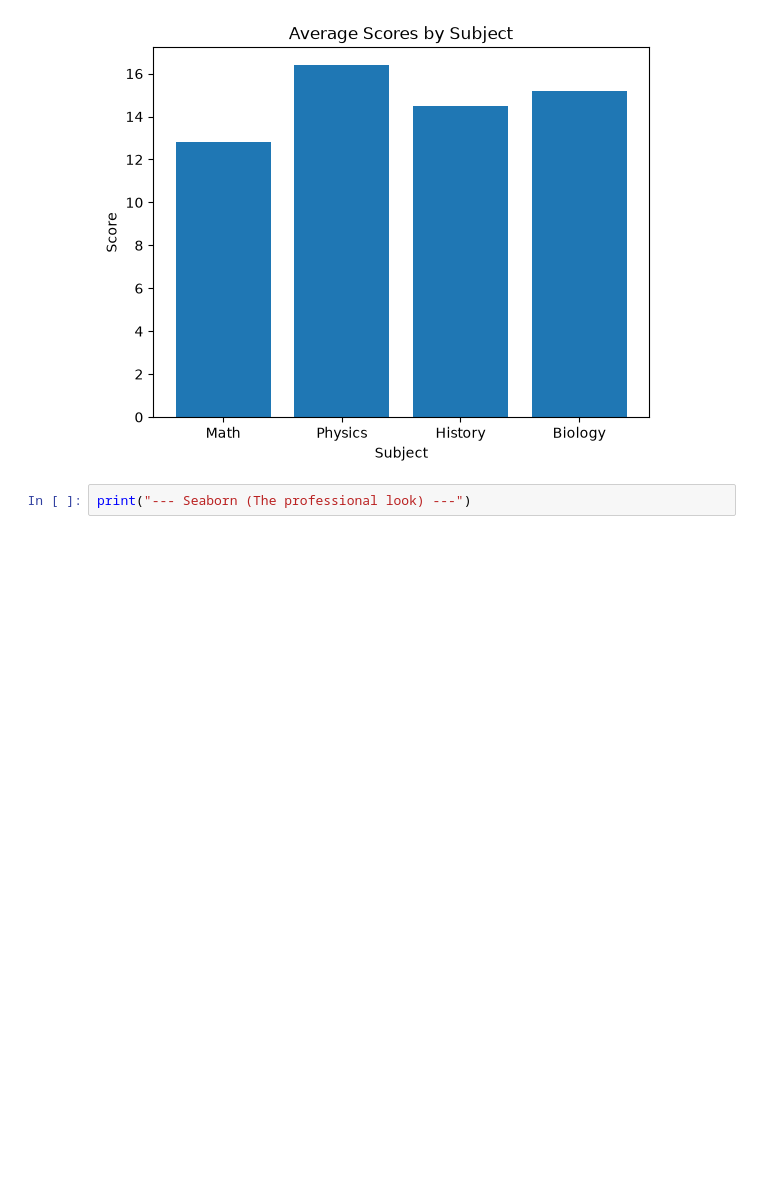
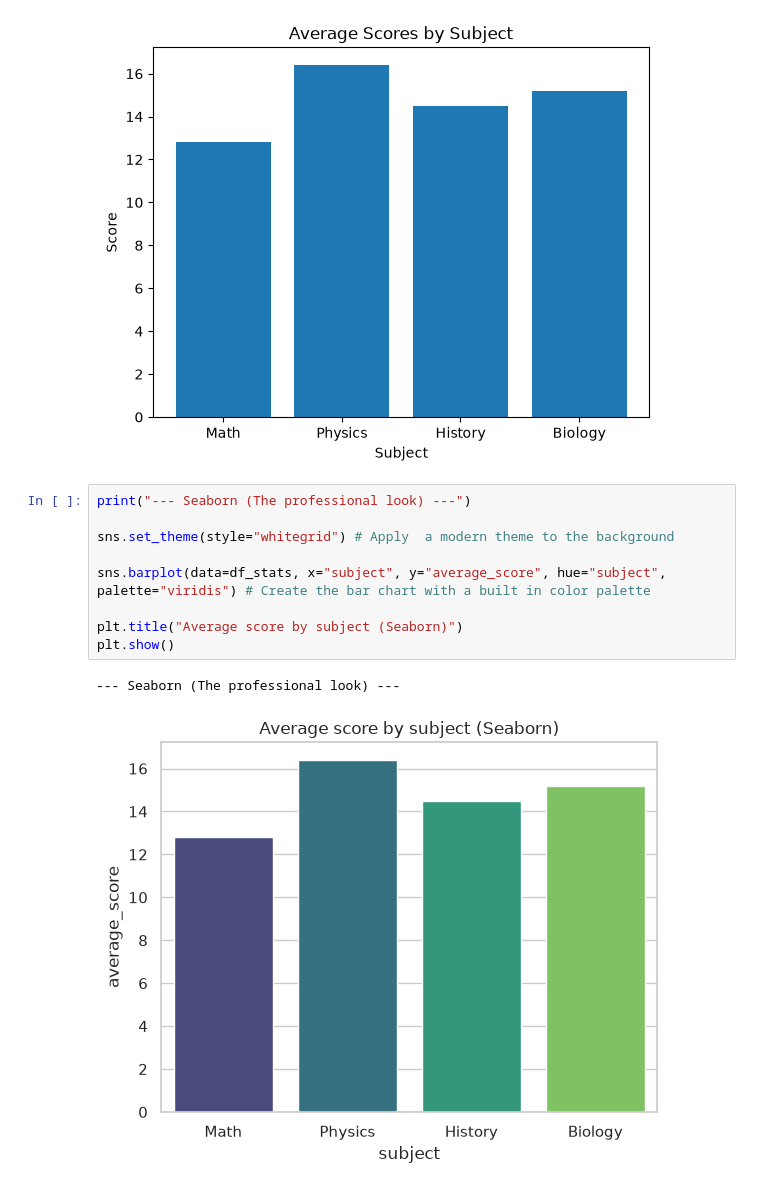
Before and after one commit to mohammed-mehdi-saibat/babypysteps, a Jupyter notebook: notebooks/08_dataviz.ipynb, the cells around one changed output. Saved outputs shown, nothing was run; the diff lists cells and outputs as text; blank space fills up the shorter version.

Commit message:
fix: re-run Seaborn cell to save output for GitHub rendering

```diff
--- a/notebooks/08_dataviz.ipynb
+++ b/notebooks/08_dataviz.ipynb
@@ -24,3 +24,13 @@ plt.show() # Render the chart
 [figure]
 # %%
 print("--- Seaborn (The professional look) ---")
+
+sns.set_theme(style="whitegrid") # Apply  a modern theme to the background
+
+sns.barplot(data=df_stats, x="subject", y="average_score", hue="subject", palette="viridis") # Create the bar chart with a built in color palette
+
+plt.title("Average score by subject (Seaborn)")
+plt.show()
+# %% [output]
+--- Seaborn (The professional look) ---
+[figure, added]
```
